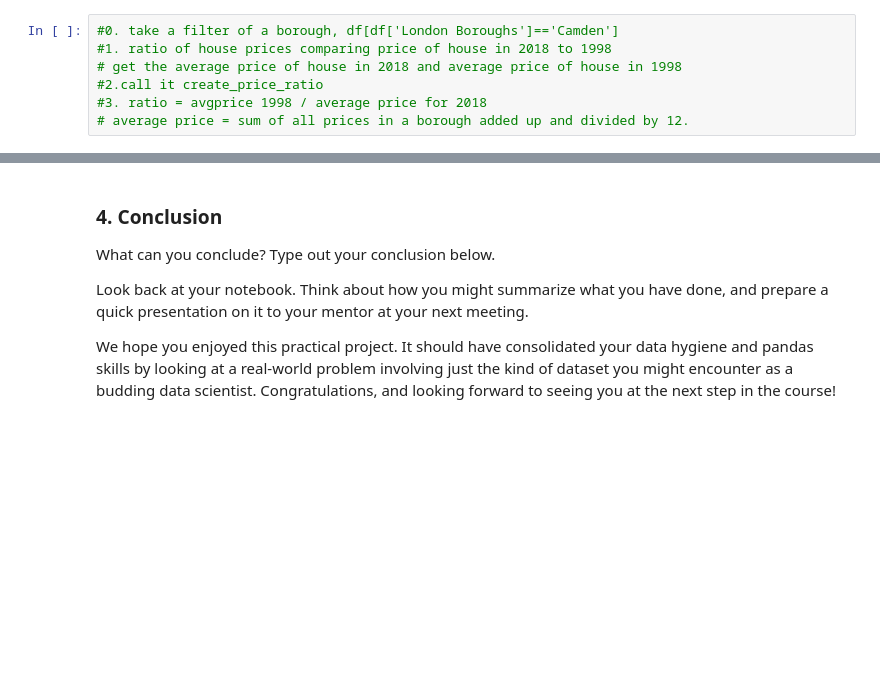
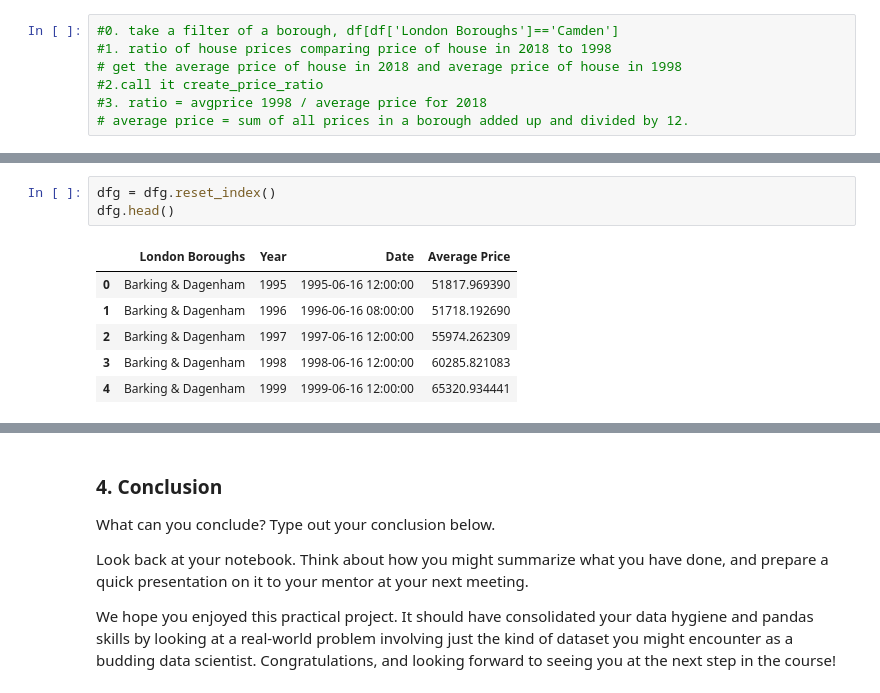
Before and after one commit to Zakir-C/Springboard, a Jupyter notebook: ZakirChoudhuryUnit4Challenge-Tier3.ipynb, the cells around one changed output, grey strips where cells are left out. Saved outputs shown, nothing was run; the diff lists cells and outputs as text; blank space fills up the shorter version.

```diff
--- a/ZakirChoudhuryUnit4Challenge-Tier3.ipynb
+++ b/ZakirChoudhuryUnit4Challenge-Tier3.ipynb
@@ -433,0 +472,10 @@ df = properties_tidy2
+# %%
+dfg = dfg.reset_index()
+dfg.head()
+# %% [output]
+|  | London Boroughs | Year | Date | Average Price |
+| 0 | Barking & Dagenham | 1995 | 1995-06-16 12:00:00 | 51817.969390 |
+| 1 | Barking & Dagenham | 1996 | 1996-06-16 08:00:00 | 51718.192690 |
+| 2 | Barking & Dagenham | 1997 | 1997-06-16 12:00:00 | 55974.262309 |
+| 3 | Barking & Dagenham | 1998 | 1998-06-16 12:00:00 | 60285.821083 |
+| 4 | Barking & Dagenham | 1999 | 1999-06-16 12:00:00 | 65320.934441 |
```
Also changed, not shown: parts of 40 cells of this notebook.
